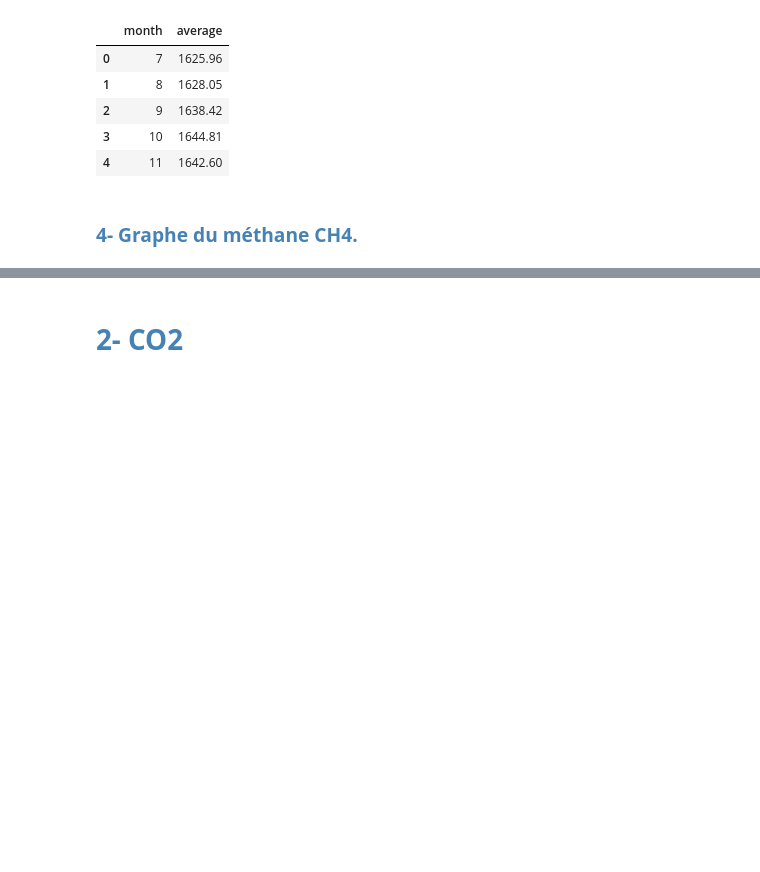
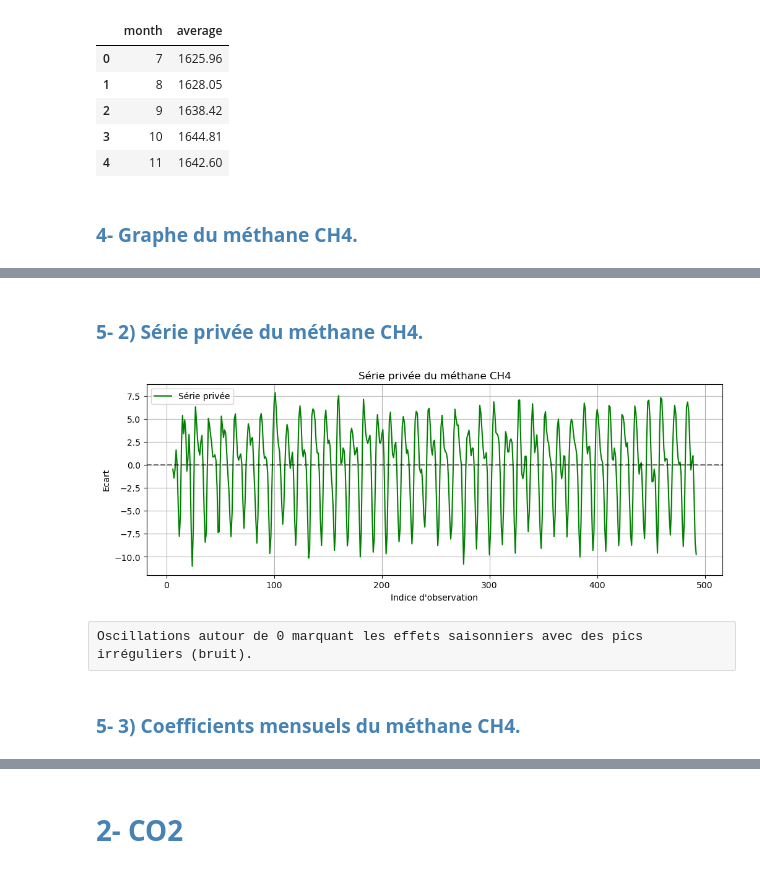
Before and after one commit to Panatik/ProjetStat, a Jupyter notebook: Untitled.ipynb, the cells around one changed output, grey strips where cells are left out. Saved outputs shown, nothing was run; the diff lists cells and outputs as text; code cells hidden in the pictures; blank space fills up the shorter version.

Commit message:
Question 5 pour le méthane

```diff
--- a/Untitled.ipynb
+++ b/Untitled.ipynb
@@ -51,0 +85,20 @@ plt.show()
+# %% [markdown]
+<h3 style = "color : #4682B4; font-weight:bold;">5- 2) Série privée du méthane CH4. </h3>
+# %%
+ch4['private'] = ch4['average'] - ch4['smoothed']
+
+plt.figure(figsize=(12, 4))
+plt.plot(ch4['private'], label="Série privée", color='green')
+plt.axhline(0, color='black', linestyle='--', alpha=0.5)
+plt.xlabel("Indice d'observation")
+plt.ylabel("Ecart")
+plt.title("Série privée du méthane CH4")
+plt.legend()
+plt.grid(True)
+plt.show()
+# %% [output]
+[figure, added]
+# %% [raw]
+Oscillations autour de 0 marquant les effets saisonniers avec des pics irréguliers (bruit).
+# %% [markdown]
+<h3 style = "color : #4682B4; font-weight:bold;">5- 3) Coefficients mensuels du méthane CH4. </h3>
```
Also changed, not shown: parts of 33 cells of this notebook, 1 other file.
